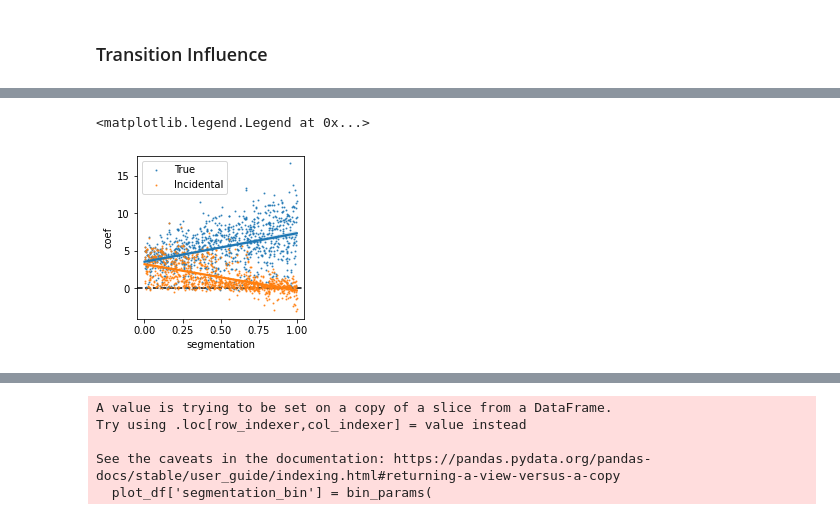
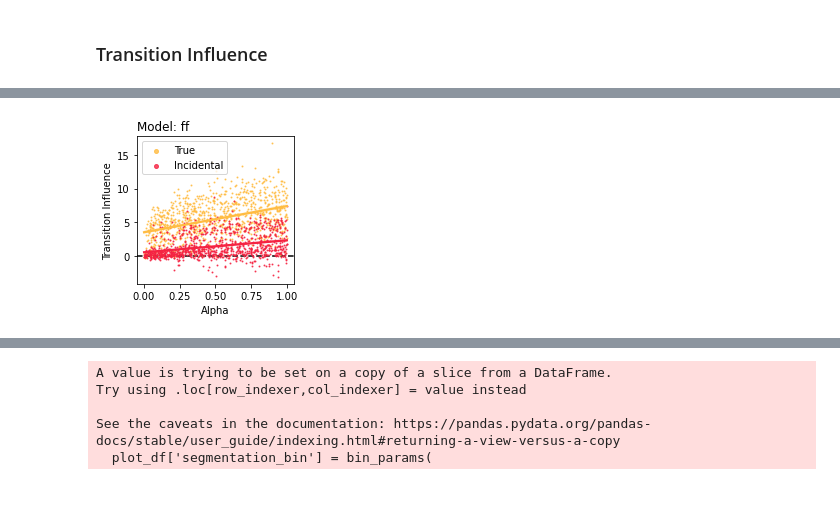
Before and after one commit to BakkourLabRepo/feat-predict_models, a Jupyter notebook: notebooks/exp_2/simulations.ipynb, the cells around one changed output, grey strips where cells are left out. Drawn from its saved outputs; the diff is of its cells as text; code cells hidden in the pictures.

Commit message:
updated with full ss-sampler transition influence results

```diff
--- a/notebooks/exp_2/simulations.ipynb
+++ b/notebooks/exp_2/simulations.ipynb
@@ -14,6 +14,7 @@ import pickle
 DATA_PATH = '/Users/euanprentis/Documents/feat_predict_simulations/exp_2/data'
 RESULTS_PATH = '/Users/euanprentis/Documents/feat_predict_simulations/exp_2/results'
 TRANSITION_RESULTS_PATH = '/Users/euanprentis/Documents/feat_predict_simulations/exp_2/results/transition-influence'
+FIG_PATH = '/Users/euanprentis/Documents/feat_predict_simulations/exp_2/figs'
 
 # Model info
 MODELS = ['ss', 'ss-sampler', 'ff']
@@ -25,3 +26,7 @@ MODEL_COLORS = {
     'ss-sampler': '#3DB2FF',
     'ff': '#FF2442'
 }
+TRANSITION_INFLUENCE_COLORS = {
+        'incidental': '#F52342',
+        'true': '#FFBC42'
+}
@@ -941,42 +870,26 @@ ax.legend()
-# %%
-idx = trans_influence_df['model_label'] == 'ff'
-plot_df = trans_influence_df.loc[idx, [
-    'id',
-    'segmentation',
-    'transition',
-    'coef'
-]]
-plot_df = plot_df.groupby([
-    'id',
-    'segmentation',
-    'transition'
-])
-plot_df = plot_df.mean().reset_index()
-
-fig, ax = plt.subplots(figsize=(3, 3))
-ax.axhline(0, color='black', linestyle='--', zorder=0)
-
-idx = plot_df['transition'] == 'true'
-sns.regplot(
-    data = plot_df.loc[idx],
-    x = 'segmentation',
-    y = 'coef',
-    scatter_kws = {'s': 1},
-    label = 'True',
-    ax = ax
-)
-
-idx = plot_df['transition'] == 'incidental'
-sns.regplot(
-    data = plot_df.loc[idx],
-    x = 'segmentation',
-    y = 'coef',
-    scatter_kws = {'s': 1},
-    label = 'Incidental',
-    ax = ax
-)
-
-ax.legend()
-# %% [output]
-<matplotlib.legend.Legend at 0x...>
-[figure, removed]
+# %%
+# ff transition influence by alpha
+idx = trans_influence_df['model_label'] == 'ff'
+plot_df = trans_influence_df.loc[idx, [
+    'id',
+    'alpha',
+    'transition',
+    'coef'
+]]
+plot_df = plot_df.groupby([
+    'id',
+    'alpha',
+    'transition'
+])
+plot_df = plot_df.mean().reset_index()
+
+# Plot
+plot_transition_influence_by_param(
+    plot_df,
+    'alpha',
+    x_label = 'Alpha',
+    palette = TRANSITION_INFLUENCE_COLORS,
+    title = 'Model: ff',
+)
+# %% [output]
+[figure, added]
```
Also changed, not shown: parts of 9 cells of this notebook.
